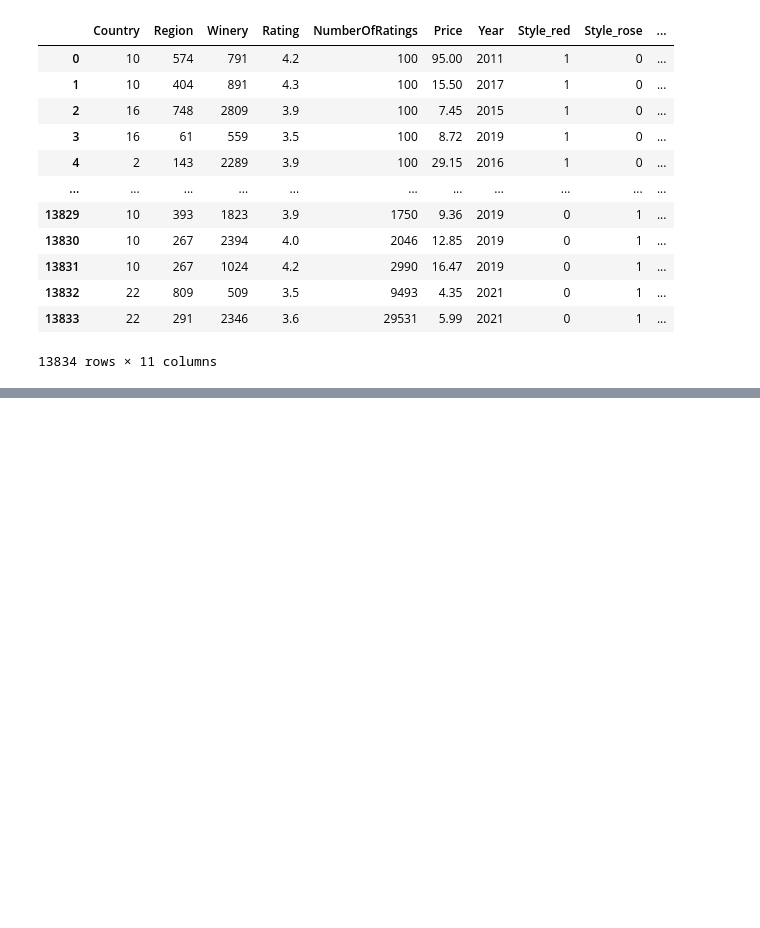
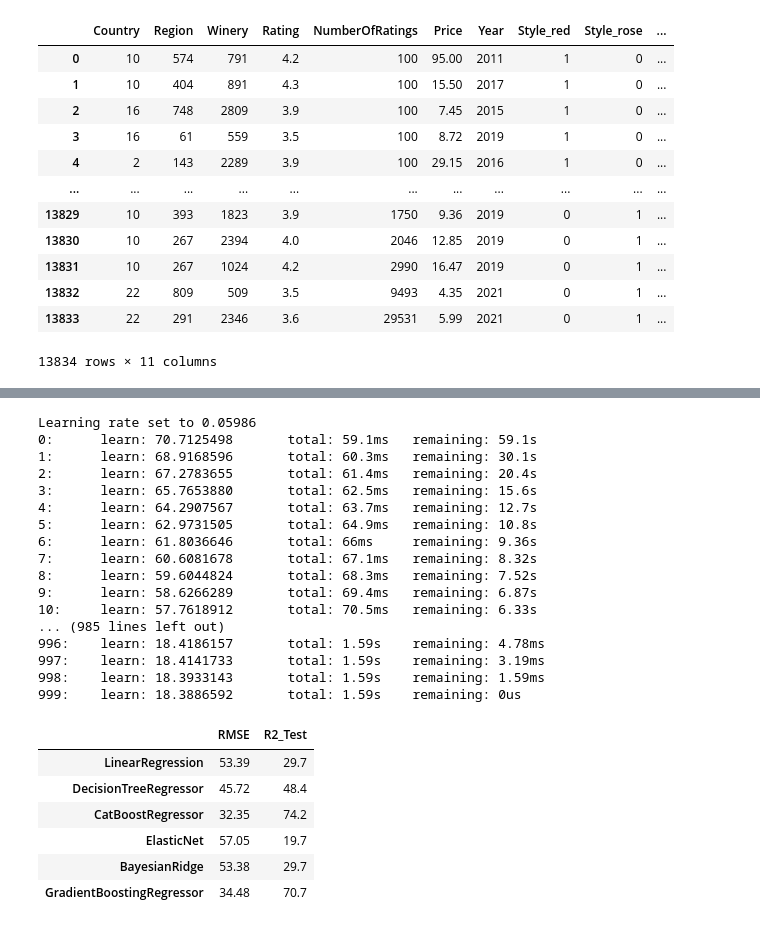
Before and after one commit to abd1bayev/My-Vivino, a Jupyter notebook: my_vivino.ipynb, the cells around one changed output, grey strips where cells are left out. Drawn from its saved outputs; the diff is of its cells as text; code cells hidden in the pictures; blank space fills up the shorter version.

Commit message:
full project predict

```diff
--- a/my_vivino.ipynb
+++ b/my_vivino.ipynb
@@ -246,0 +224,63 @@ Mean Squared Error: 0.03748767591510531
+# %%
+def predic(param_1):
+    x = param_1.drop( 'Price', axis=1)
+    y = param_1.Price
+    x_train, x_test, y_train, y_test = train_test_split( x, y, test_size=0.2, random_state=50)
+
+    # 1.Madel LinearRegression
+    madel_1_1 = LinearRegression().fit(x_train, y_train) # practice the model
+    # 2.Madel LGBMRegressor
+    # madel_2_1 = lgb.LGBMRegressor().fit(x_train, y_train) # practice the model
+    # 3.Madel DecisionTreeRegressor
+    madel_3_1  = DecisionTreeRegressor().fit(x_train, y_train) # practice the model
+    # 4.Madel CatBoostRegressor
+    madel_4_1  = CatBoostRegressor().fit(x_train, y_train) # practice the model
+    # 6.Madel ElasticNet
+    madel_6_1  = ElasticNet().fit(x_train, y_train) # practice the model
+    # 7.Madel BayesianRidge
+    madel_7_1  = BayesianRidge().fit(x_train, y_train) # practice the model
+    # 8.Madel GradientBoostingRegressor
+    madel_8_1  = GradientBoostingRegressor().fit(x_train, y_train) # practice the model
+    # We test how well our models predict by using the rmse and r2 methods
+
+    list_madels1 = [madel_1_1  , madel_3_1 , madel_4_1, madel_6_1 , madel_7_1 , madel_8_1 ]  # add the model to the list
+    rmse_test =[] # empty list for rmse
+    r2_test =[]   # empty list for r2
+
+     # check each model and add the result to the empty lists
+    for madel in list_madels1:
+      predict = madel.predict(x_test)
+      rmse_test.append( round( np.sqrt( mean_squared_error(y_test, predict) ), 2 ) )
+      r2_test.append( round(r2_score(y_test, predict)*100 , 1 ) )
+
+     # passing the result to a dataframe
+    madel_name = "LinearRegression DecisionTreeRegressor CatBoostRegressor ElasticNet BayesianRidge GradientBoostingRegressor".split()
+    result = pd.DataFrame({'RMSE':rmse_test,'R2_Test':r2_test}, index = madel_name)
+    return result
+# %%
+predic(vino_df)
+# %% [output]
+Learning rate set to 0.05986
+0:      learn: 70.7125498       total: 59.1ms   remaining: 59.1s
+1:      learn: 68.9168596       total: 60.3ms   remaining: 30.1s
+2:      learn: 67.2783655       total: 61.4ms   remaining: 20.4s
+3:      learn: 65.7653880       total: 62.5ms   remaining: 15.6s
+4:      learn: 64.2907567       total: 63.7ms   remaining: 12.7s
+5:      learn: 62.9731505       total: 64.9ms   remaining: 10.8s
+6:      learn: 61.8036646       total: 66ms     remaining: 9.36s
+7:      learn: 60.6081678       total: 67.1ms   remaining: 8.32s
+8:      learn: 59.6044824       total: 68.3ms   remaining: 7.52s
+9:      learn: 58.6266289       total: 69.4ms   remaining: 6.87s
+10:     learn: 57.7618912       total: 70.5ms   remaining: 6.33s
+... (985 lines left out)
+996:    learn: 18.4186157       total: 1.59s    remaining: 4.78ms
+997:    learn: 18.4141733       total: 1.59s    remaining: 3.19ms
+998:    learn: 18.3933143       total: 1.59s    remaining: 1.59ms
+999:    learn: 18.3886592       total: 1.59s    remaining: 0us
+|  | RMSE | R2_Test |
+| LinearRegression | 53.39 | 29.7 |
+| DecisionTreeRegressor | 45.72 | 48.4 |
+| CatBoostRegressor | 32.35 | 74.2 |
+| ElasticNet | 57.05 | 19.7 |
+| BayesianRidge | 53.38 | 29.7 |
+| GradientBoostingRegressor | 34.48 | 70.7 |
```
Also changed, not shown: parts of 12 cells of this notebook, 6 other files.
